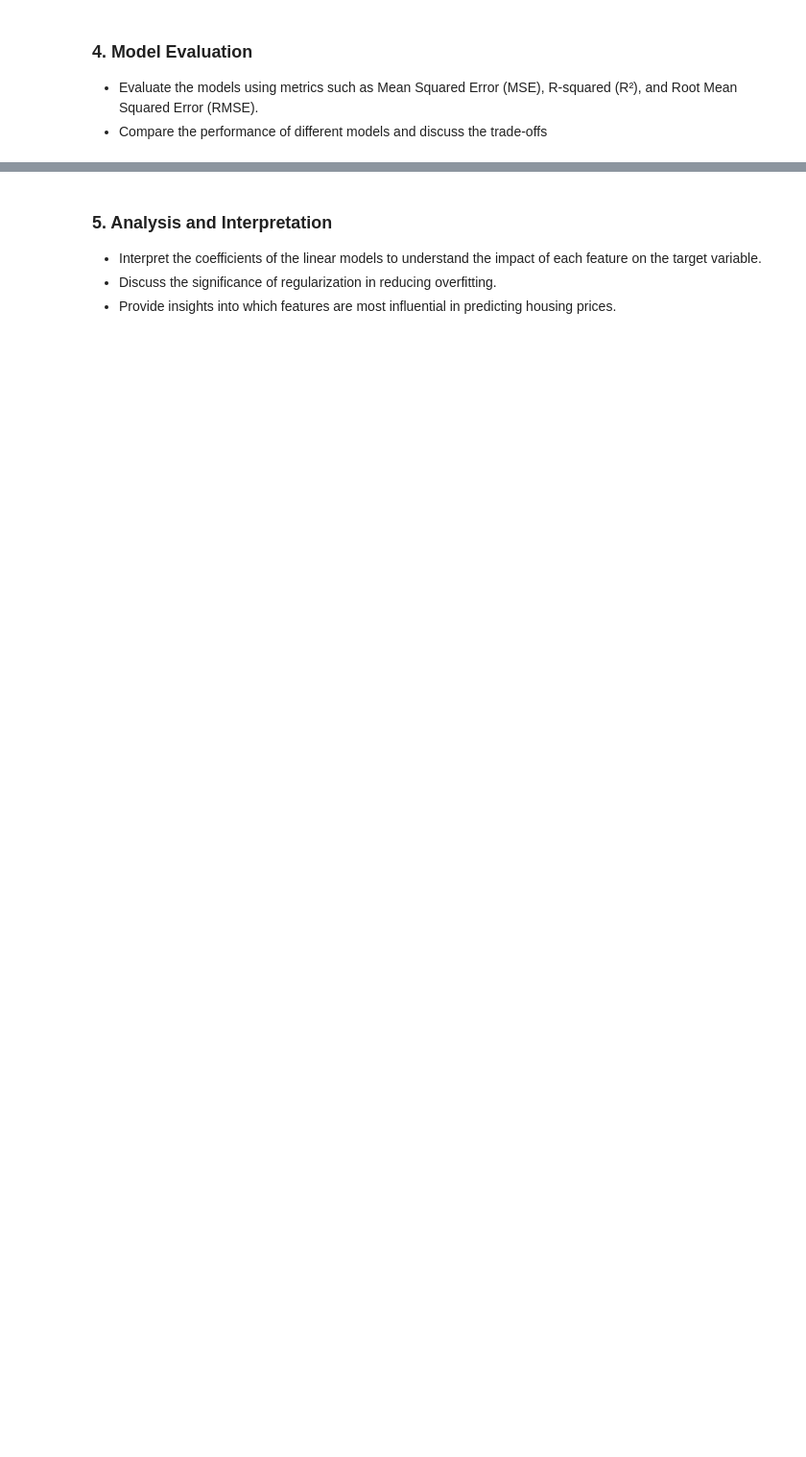
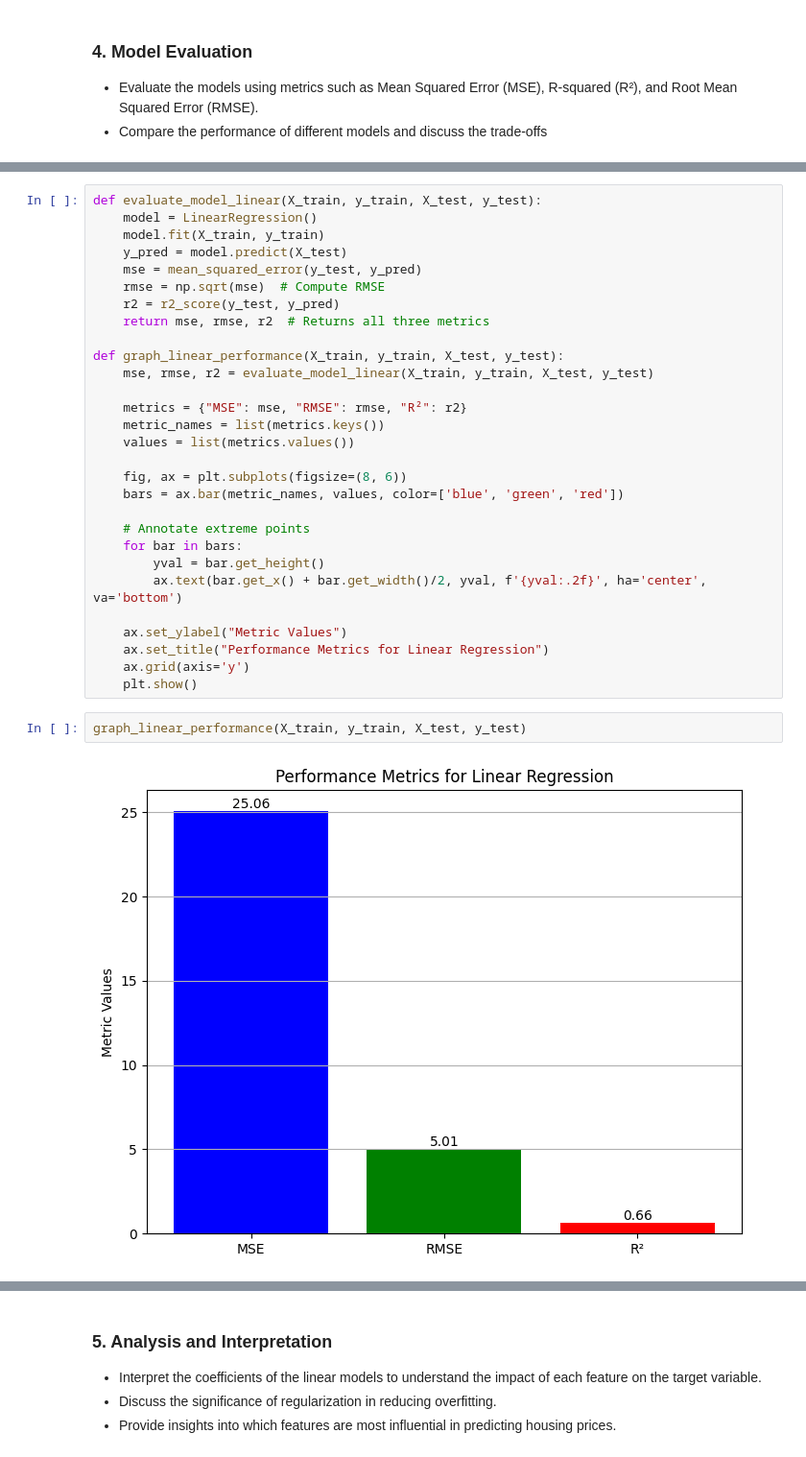
Before and after one commit to vKenjo/CS-ELEC-ML, a Jupyter notebook: SA#1/Boston_House_Price_Prediction.ipynb, the cells around one changed output, grey strips where cells are left out. Shown at 96% size. Saved outputs shown, nothing was run; the diff lists cells and outputs as text; blank space fills up the shorter version.

```diff
--- a/SA#1/Boston_House_Price_Prediction.ipynb
+++ b/SA#1/Boston_House_Price_Prediction.ipynb
@@ -772,0 +575,33 @@ Model Evaluation Summary:
+# %%
+def evaluate_model_linear(X_train, y_train, X_test, y_test):
+    model = LinearRegression()
+    model.fit(X_train, y_train)
+    y_pred = model.predict(X_test)
+    mse = mean_squared_error(y_test, y_pred)
+    rmse = np.sqrt(mse)  # Compute RMSE
+    r2 = r2_score(y_test, y_pred)
+    return mse, rmse, r2  # Returns all three metrics
+
+def graph_linear_performance(X_train, y_train, X_test, y_test):
+    mse, rmse, r2 = evaluate_model_linear(X_train, y_train, X_test, y_test)
+
+    metrics = {"MSE": mse, "RMSE": rmse, "R²": r2}
+    metric_names = list(metrics.keys())
+    values = list(metrics.values())
+
+    fig, ax = plt.subplots(figsize=(8, 6))
+    bars = ax.bar(metric_names, values, color=['blue', 'green', 'red'])
+
+    # Annotate extreme points
+    for bar in bars:
+        yval = bar.get_height()
+        ax.text(bar.get_x() + bar.get_width()/2, yval, f'{yval:.2f}', ha='center', va='bottom')
+
+    ax.set_ylabel("Metric Values")
+    ax.set_title("Performance Metrics for Linear Regression")
+    ax.grid(axis='y')
+    plt.show()
+# %%
+graph_linear_performance(X_train, y_train, X_test, y_test)
+# %% [output]
+[figure, added]
```
Also changed, not shown: parts of 39 cells of this notebook.
